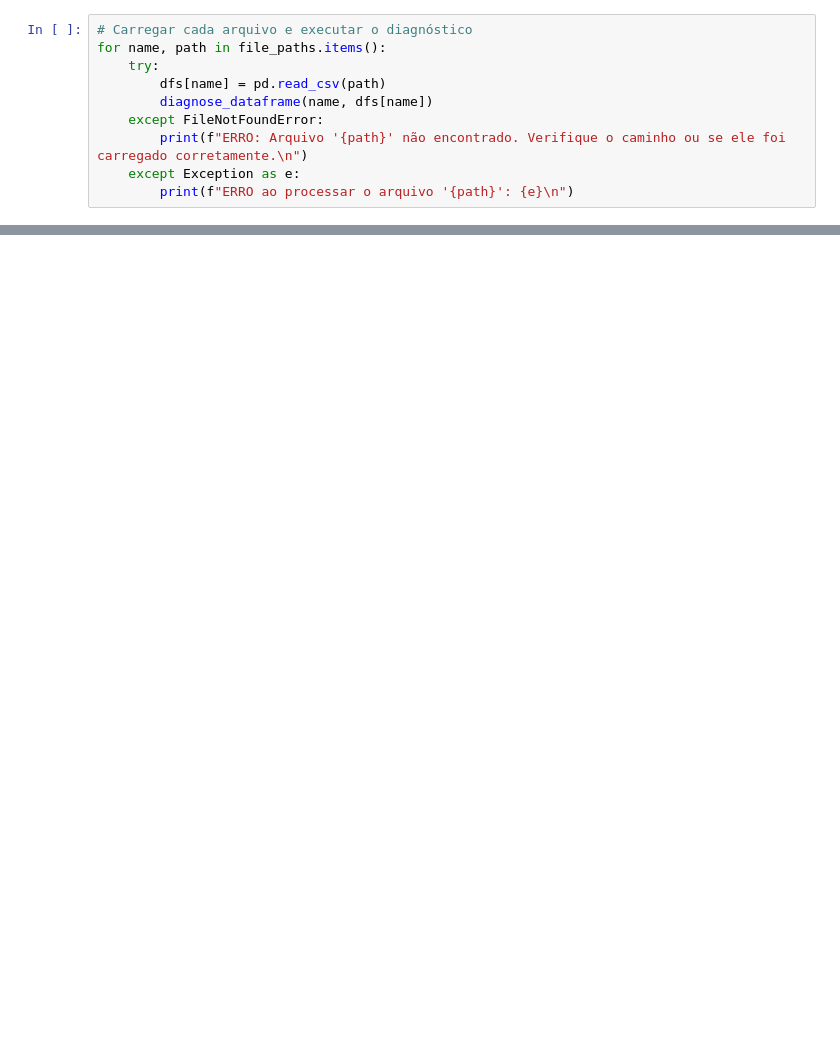
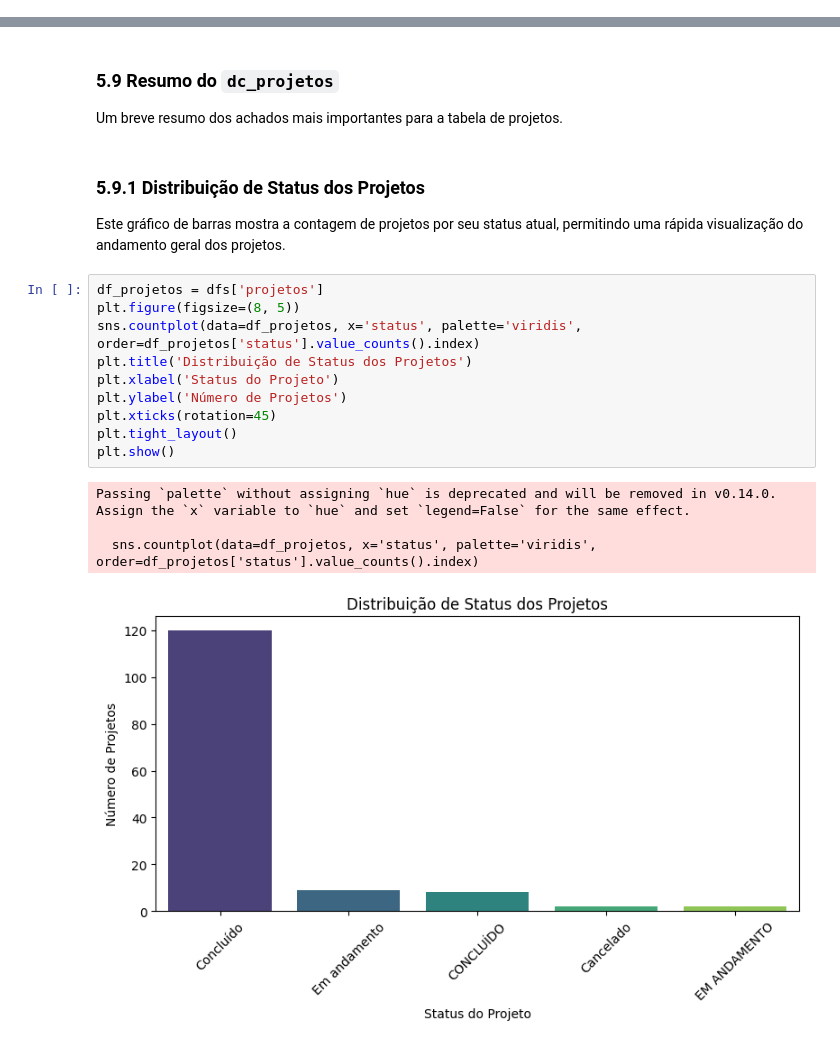
Before and after one commit to Carolaynebarret/DataConnect, a Jupyter notebook: Mini_Desafio_DataConnec.ipynb, the cells around one changed output, grey strips where cells are left out. Drawn from its saved outputs; the diff is of its cells as text; blank space fills up the shorter version.

```diff
--- a/Mini_Desafio_DataConnec.ipynb
+++ b/Mini_Desafio_DataConnec.ipynb
@@ -169,10 +2,0 @@ Agora, vamos carregar cada um dos 5 arquivos CSV para DataFrames e aplicar a fun
-# %%
-# Carregar cada arquivo e executar o diagnóstico
-for name, path in file_paths.items():
-    try:
-        dfs[name] = pd.read_csv(path)
-        diagnose_dataframe(name, dfs[name])
-    except FileNotFoundError:
-        print(f"ERRO: Arquivo '{path}' não encontrado. Verifique o caminho ou se ele foi carregado corretamente.\n")
-    except Exception as e:
-        print(f"ERRO ao processar o arquivo '{path}': {e}\n")
@@ -400,0 +685,23 @@ Todos os 'projeto_id' em `satisfacao` existem em `projetos`.
+# %% [markdown]
+### 5.9 Resumo do `dc_projetos`
+
+Um breve resumo dos achados mais importantes para a tabela de projetos.
+# %% [markdown]
+### 5.9.1 Distribuição de Status dos Projetos
+
+Este gráfico de barras mostra a contagem de projetos por seu status atual, permitindo uma rápida visualização do andamento geral dos projetos.
+# %%
+df_projetos = dfs['projetos']
+plt.figure(figsize=(8, 5))
+sns.countplot(data=df_projetos, x='status', palette='viridis', order=df_projetos['status'].value_counts().index)
+plt.title('Distribuição de Status dos Projetos')
+plt.xlabel('Status do Projeto')
+plt.ylabel('Número de Projetos')
+plt.xticks(rotation=45)
+plt.tight_layout()
+plt.show()
+# %% [output]
+Passing `palette` without assigning `hue` is deprecated and will be removed in v0.14.0. Assign the `x` variable to `hue` and set `legend=False` for the same effect.
+
+  sns.countplot(data=df_projetos, x='status', palette='viridis', order=df_projetos['status'].value_counts().index)
+[figure, added]
```
Also changed, not shown: parts of 160 cells of this notebook.
